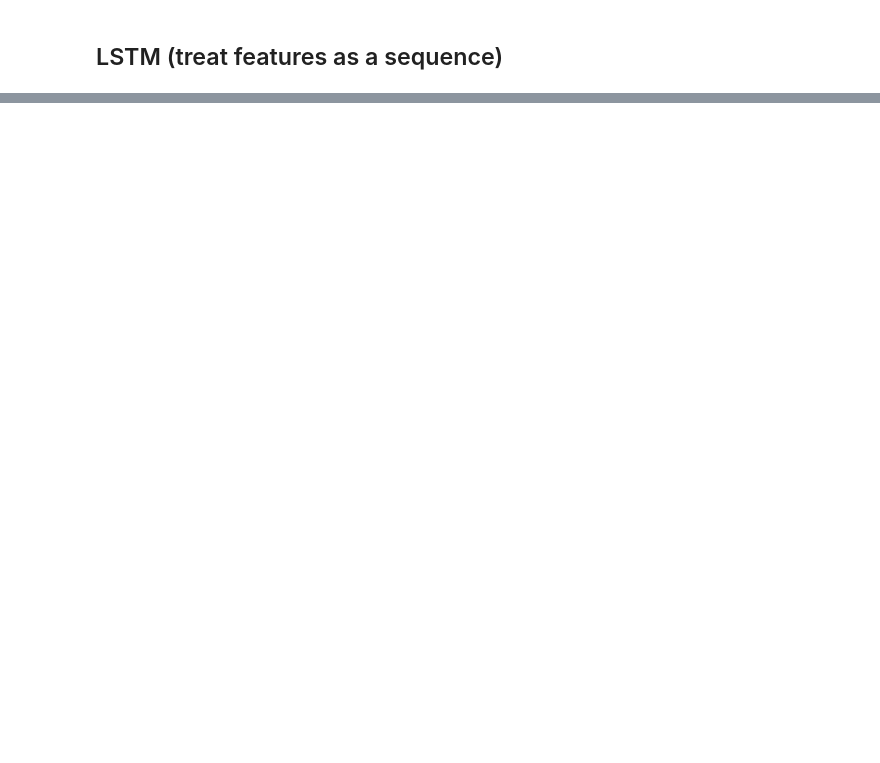
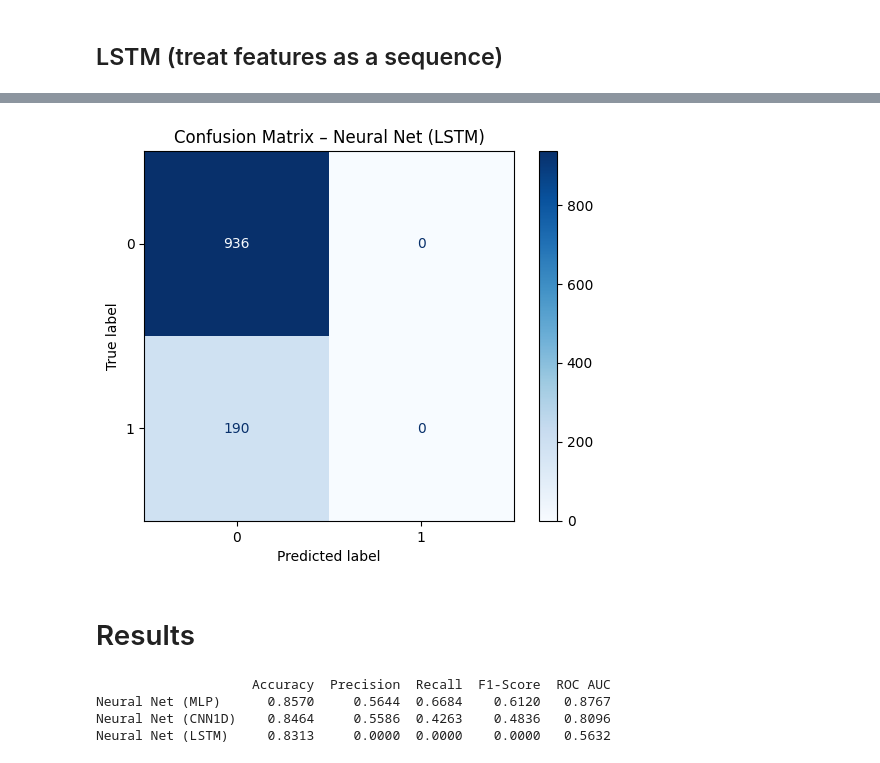
Before and after one commit to heokieee/bt4103-grp9, a Jupyter notebook: MLP-NN.ipynb, the cells around one changed output, grey strips where cells are left out. Cells and saved outputs as stored; diff of their text form; code cells hidden in the pictures; blank space fills up the shorter version.

```diff
--- a/MLP-NN.ipynb
+++ b/MLP-NN.ipynb
@@ -201,7 +258,6 @@ ROC AUC: 0.7905420602789025
 # %% [markdown]
 ## LSTM (treat features as a sequence)
 # %%
-
 Xtr_lstm = Xtr.reshape(-1, input_dim, 1)
 Xte_lstm = Xte.reshape(-1, input_dim, 1)
 
@@ -230,6 +286,7 @@ lstm.fit(
     verbose=1
 )
 
-evaluate_nn("Neural Net (LSTM)", lstm, Xte_lstm, yte)
+y_proba_lstm = lstm.predict(Xte_lstm).ravel()
+add_nn_results_with_cm("Neural Net (LSTM)", yte, y_proba_lstm, results)
 # %% [output]
 Epoch 1/50
@@ -251,0 +305,16 @@ ROC AUC: 0.5695287899235267
+[figure, added]
+# %% [markdown]
+# Results
+# %%
+metrics_df = build_metrics_table(results)
+
+metrics_df_rounded = metrics_df.copy()
+for c in ["Accuracy", "Precision", "Recall", "F1-Score", "ROC AUC"]:
+    metrics_df_rounded[c] = metrics_df_rounded[c].round(4)
+
+print(metrics_df_rounded)
+# %% [output]
+                    Accuracy  Precision  Recall  F1-Score  ROC AUC
+Neural Net (MLP)      0.8570     0.5644  0.6684    0.6120   0.8767
+Neural Net (CNN1D)    0.8464     0.5586  0.4263    0.4836   0.8096
+Neural Net (LSTM)     0.8313     0.0000  0.0000    0.0000   0.5632
```
Also changed, not shown: parts of 4 cells of this notebook.
